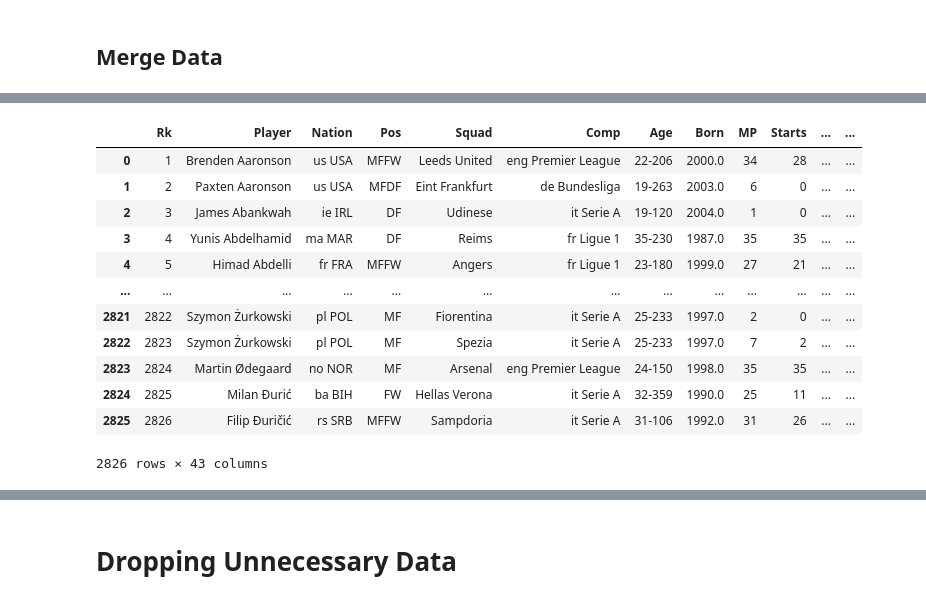
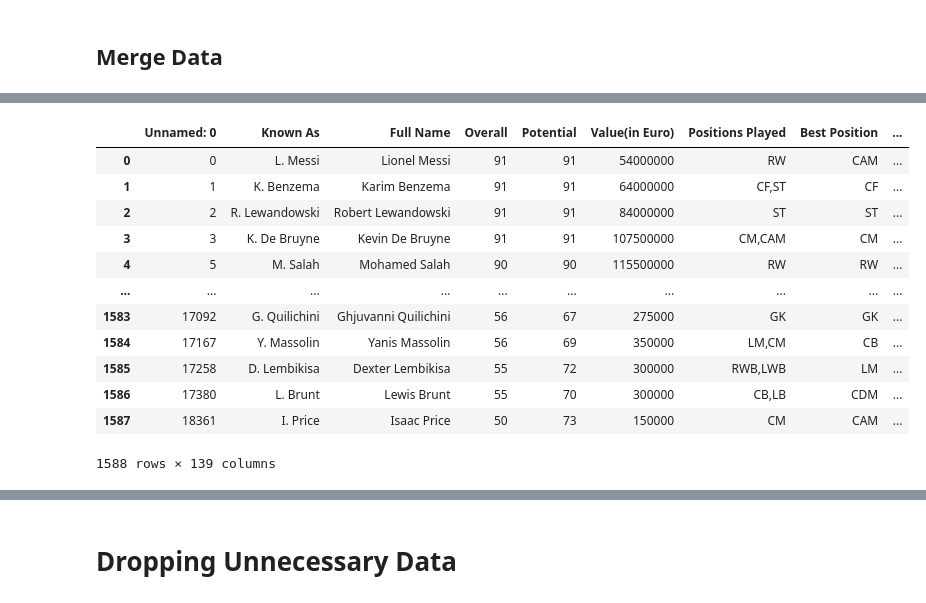
Before and after one commit to Roialfassi/predicting-future-grades-fifa, a Jupyter notebook: PreProcessWithRealStats.ipynb, the cells around one changed output, grey strips where cells are left out. Cells and saved outputs as stored; diff of their text form; code cells hidden in the pictures.

```diff
--- a/PreProcessWithRealStats.ipynb
+++ b/PreProcessWithRealStats.ipynb
@@ -305,2 +300,9 @@ df22 =combined_stats_df_names.copy()
 # %%
-df22 = df22.query("version == 2023")
+stats_2023 = stats_2023.query("version == 2023")
+# %%
+def remove_days(age_string):
+    """Removes the days from an age string and returns the years as an int."""
+    years = age_string.split("-")[0]
+    return int(years)
+# %%
+stats_2023["Age"] = stats_2023["Age"].apply(remove_days)
@@ -307,16 +330,19 @@ df22 = df22.query("version == 2023")
+# %%
+merged_df = pd.merge(fifa23_ratings, stats_2023, how='inner', left_on=[ 'version' , 'First Initial',"Full Name"],
+                     right_on=['version' , "First Initial","Player"])
 # %%
-df22
+merged_df
 # %% [output]
-|  | Rk | Player | Nation | Pos | Squad | Comp | Age | Born | MP | Starts | ... | ... |
-| 0 | 1 | Brenden Aaronson | us USA | MFFW | Leeds United | eng Premier League | 22-206 | 2000.0 | 34 | 28 | ... | ... |
-| 1 | 2 | Paxten Aaronson | us USA | MFDF | Eint Frankfurt | de Bundesliga | 19-263 | 2003.0 | 6 | 0 | ... | ... |
-| 2 | 3 | James Abankwah | ie IRL | DF | Udinese | it Serie A | 19-120 | 2004.0 | 1 | 0 | ... | ... |
-| 3 | 4 | Yunis Abdelhamid | ma MAR | DF | Reims | fr Ligue 1 | 35-230 | 1987.0 | 35 | 35 | ... | ... |
-| 4 | 5 | Himad Abdelli | fr FRA | MFFW | Angers | fr Ligue 1 | 23-180 | 1999.0 | 27 | 21 | ... | ... |
-| ... | ... | ... | ... | ... | ... | ... | ... | ... | ... | ... | ... | ... |
-| 2821 | 2822 | Szymon Żurkowski | pl POL | MF | Fiorentina | it Serie A | 25-233 | 1997.0 | 2 | 0 | ... | ... |
-| 2822 | 2823 | Szymon Żurkowski | pl POL | MF | Spezia | it Serie A | 25-233 | 1997.0 | 7 | 2 | ... | ... |
-| 2823 | 2824 | Martin Ødegaard | no NOR | MF | Arsenal | eng Premier League | 24-150 | 1998.0 | 35 | 35 | ... | ... |
-| 2824 | 2825 | Milan Đurić | ba BIH | FW | Hellas Verona | it Serie A | 32-359 | 1990.0 | 25 | 11 | ... | ... |
-| 2825 | 2826 | Filip Đuričić | rs SRB | MFFW | Sampdoria | it Serie A | 31-106 | 1992.0 | 31 | 26 | ... | ... |
+|  | Unnamed: 0 | Known As | Full Name | Overall | Potential | Value(in Euro) | Positions Played | Best Position | ... |
+| 0 | 0 | L. Messi | Lionel Messi | 91 | 91 | 54000000 | RW | CAM | ... |
+| 1 | 1 | K. Benzema | Karim Benzema | 91 | 91 | 64000000 | CF,ST | CF | ... |
+| 2 | 2 | R. Lewandowski | Robert Lewandowski | 91 | 91 | 84000000 | ST | ST | ... |
+| 3 | 3 | K. De Bruyne | Kevin De Bruyne | 91 | 91 | 107500000 | CM,CAM | CM | ... |
+| 4 | 5 | M. Salah | Mohamed Salah | 90 | 90 | 115500000 | RW | RW | ... |
+| ... | ... | ... | ... | ... | ... | ... | ... | ... | ... |
+| 1583 | 17092 | G. Quilichini | Ghjuvanni Quilichini | 56 | 67 | 275000 | GK | GK | ... |
+| 1584 | 17167 | Y. Massolin | Yanis Massolin | 56 | 69 | 350000 | LM,CM | CB | ... |
+| 1585 | 17258 | D. Lembikisa | Dexter Lembikisa | 55 | 72 | 300000 | RWB,LWB | LM | ... |
+| 1586 | 17380 | L. Brunt | Lewis Brunt | 55 | 70 | 300000 | CB,LB | CDM | ... |
+| 1587 | 18361 | I. Price | Isaac Price | 50 | 73 | 150000 | CM | CAM | ... |
-2826 rows × 43 columns
+1588 rows × 139 columns
```
Also changed, not shown: parts of 33 cells of this notebook, 13 other files.
